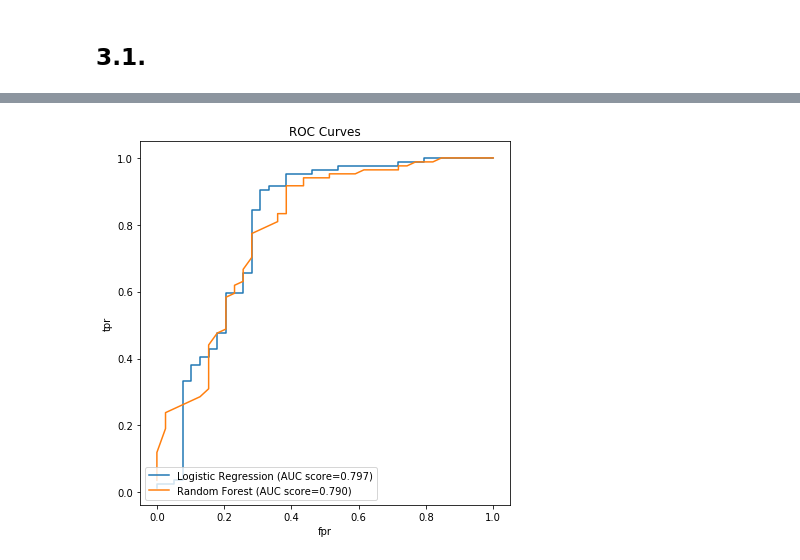
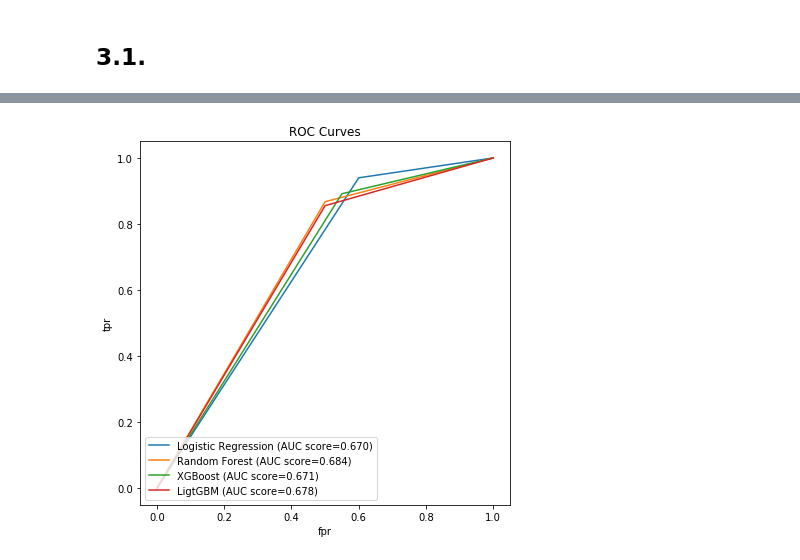
Before and after one commit to AlexIKey/LoanPrediction3, a Jupyter notebook: notebooks/DataPrepare.ipynb, the cells around one changed output, grey strips where cells are left out. Drawn from its saved outputs; the diff is of its cells as text; code cells hidden in the pictures.

Commit message:
add xgboost and lightgbm

```diff
--- a/notebooks/DataPrepare.ipynb
+++ b/notebooks/DataPrepare.ipynb
@@ -598,14 +606,14 @@ def evaluate_classifier(X_train, X_test, y_train, y_test):
     # Import some classifiers to test
     from sklearn.linear_model import LogisticRegression
     from sklearn.ensemble import RandomForestClassifier
+    from xgboost import XGBClassifier
+    from lightgbm import LGBMClassifier
 
     # We will calculate the P-R curve for each classifier
     from sklearn.metrics import precision_recall_curve, f1_score, accuracy_score, roc_auc_score, roc_curve, auc
 
     #
 
-    results = []
-    names=[]
     models = []
     seed = 7
 
@@ -624,29 +632,23 @@ def evaluate_classifier(X_train, X_test, y_train, y_test):
     model.fit(X_train, y_train)
 
     #Cross validation result
-    cv_results= cross_val_score(model, X_train, y_train, cv=kfold, scoring = scoring)
-    print(cv_results)
-
-
-    results.append(cv_results)
-    names.append(name)
-
+    cv_results= cross_val_score(model, X_train, y_train, cv=kfold, scoring=scoring)
 
     #Result on testSet
     #calculate ROC_AUC
-    auc_score = roc_auc_score(y_test, model.predict_proba(X_test)[:,1])
+    auc_score = roc_auc_score(y_test, model.predict(X_test))
     # Generate the ROC curve
-    fpr, tpr, threshold = roc_curve(y_test, model.predict_proba(X_test)[:,1])
-    print(fpr, tpr, threshold)
+    fpr, tpr, threshold = roc_curve(y_test, model.predict(X_test))
 
-    msg = "%s: %s %f (%f) %s: %f " % (name, "ROC_AUC on CV", cv_results.mean(), cv_results.std(),"; ROC_AUC on testSet", auc_score)
+    msg = "%s: %s %f (%f) %s: %f " % (name, "ROC_AUC on CV", cv_results.mean(), cv_results.std(),
+                                      "; ROC_AUC on testSet", auc_score)
     print(msg)
     # Include the score in the title
-    yield 'Logistic Regression (AUC score={:.3f})'.format(auc_score), fpr, tpr
+    yield 'Logistic Regression (AUC score={:.3f})'.format(auc_score), fpr, tpr, threshold
+    # #####################################################################################
 
 
-
-    # Test the logistoc regression classifier
+    # Test the Random rForest classifier
     model = RandomForestClassifier(n_estimators=100)
 
     name='RF'
@@ -658,23 +660,67 @@ def evaluate_classifier(X_train, X_test, y_train, y_test):
     #print(cv_results)
 
 
-    results.append(cv_results)
-    names.append(name)
 
 
     #Result on testSet
     #calculate ROC_AUC
-    auc_score = roc_auc_score(y_test, model.predict_proba(X_test)[:,1])
+    auc_score = roc_auc_score(y_test, model.predict(X_test))
     # Generate the ROC curve
-    fpr, tpr, threshold = roc_curve(y_test, model.predict_proba(X_test)[:,1])
+    fpr, tpr, threshold = roc_curve(y_test, model.predict(X_test))
 
-    msg = "%s: %s %f (%f) %s: %f " % (name, "ROC_AUC on CV", cv_results.mean(), cv_results.std(),"; ROC_AUC on testSet", auc_score)
+    msg = "%s: %s %f (%f) %s: %f " % (name, "ROC_AUC on CV", cv_results.mean(), cv_results.std(),
+                                      "; ROC_AUC on testSet", auc_score)
     print(msg)
     # Include the score in the title
-    yield 'Random Forest (AUC score={:.3f})'.format(auc_score), fpr, tpr
+    yield 'Random Forest (AUC score={:.3f})'.format(auc_score), fpr, tpr, threshold
+    # #####################################################################################
 
-#     # Include the score in the title
-#     yield 'Random Forest (F1 score={:.3f})'.format(score), precision, recall, accuracy_score
+    # Test the XGBoost classifier
+    model = XGBClassifier()
+
+    name = 'XGB'
+    # Fit the classifier
+    model.fit(X_train, y_train)
+
+    #Cross validation result
+    cv_results = cross_val_score(model, X_train, y_train, cv=kfold, scoring = scoring)
+    #print(cv_results)
+
+    #Result on testSet
+    #calculate ROC_AUC
+    auc_score = roc_auc_score(y_test, model.predict(X_test))
+    # Generate the ROC curve
+    fpr, tpr, threshold = roc_curve(y_test, model.predict(X_test))
+
+    msg = "%s: %s %f (%f) %s: %f " % (name, "ROC_AUC on CV", cv_results.mean(), cv_results.std(),
+                                      "; ROC_AUC on testSet", auc_score)
+    print(msg)
+    # Include the score in the title
+    yield 'XGBoost (AUC score={:.3f})'.format(auc_score), fpr, tpr, threshold
+    # #####################################################################################
+
+    # Test the LigtGBM classifier
+    model = LGBMClassifier()
+    name = 'LGB'
+    # Fit the classifier
+    model.fit(X_train, y_train)
+
+    # Cross validation result
+    cv_results = cross_val_score(model, X_train, y_train, cv=kfold, scoring = scoring)
+    # print(cv_results)
+
+    # Result on testSet
+    # calculate ROC_AUC
+    auc_score = roc_auc_score(y_test, model.predict(X_test))
+    # Generate the ROC curve
+    fpr, tpr, threshold = roc_curve(y_test, model.predict(X_test))
+    msg = "%s: %s %f (%f) %s: %f " % (name, "ROC_AUC on CV", cv_results.mean(), cv_results.std(),
+                                      "; ROC_AUC on testSet", auc_score)
+    print(msg)
+    # Include the score in the title
+    yield 'LigtGBM (AUC score={:.3f})'.format(auc_score), fpr, tpr, threshold
+    # #####################################################################################
+
 
     # =====================================================================
 
@@ -696,7 +742,7 @@ def plot(results):
     fig = plt.figure(figsize=(6, 6))
     fig.canvas.set_window_title('Classifying data')
 
-    for label, fpr, tpr in results:
+    for label, fpr, tpr, _ in results:
         plt.plot(fpr, tpr, label=label)
 
 
@@ -762,2 +797,2 @@ RF: ROC_AUC on CV 0.757420 (0.052570) ; ROC_AUC on testSet: 0.789835
 Plotting the results
-[figure, old version]
+[figure, new version]
```
Also changed, not shown: parts of 4 cells of this notebook.
